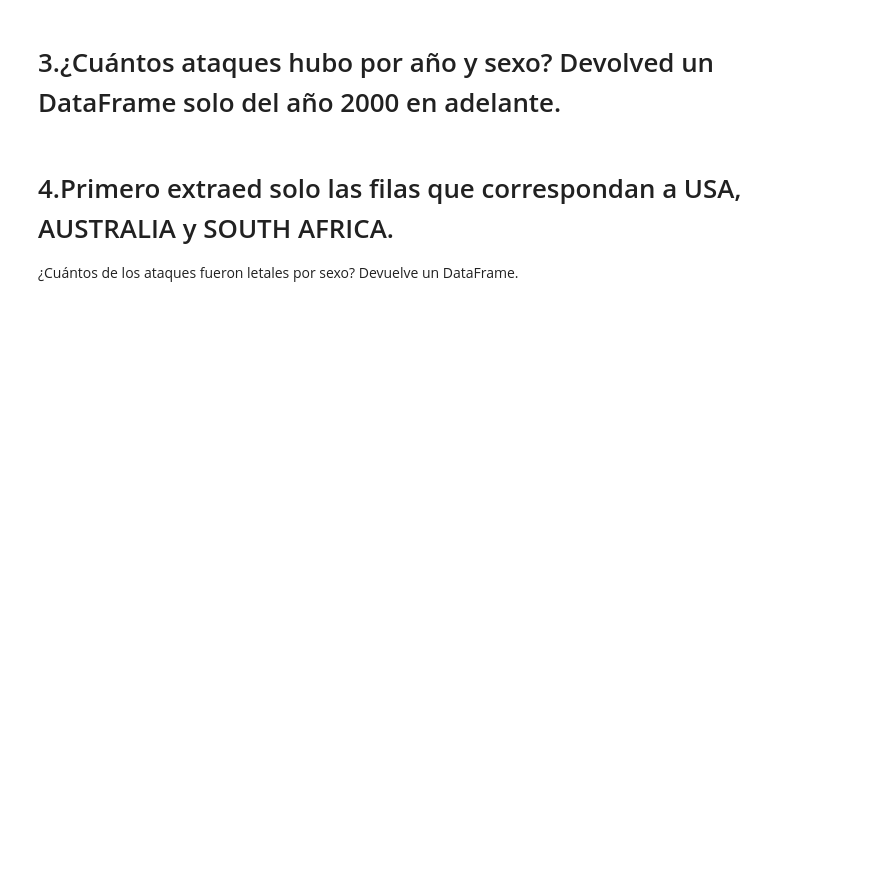
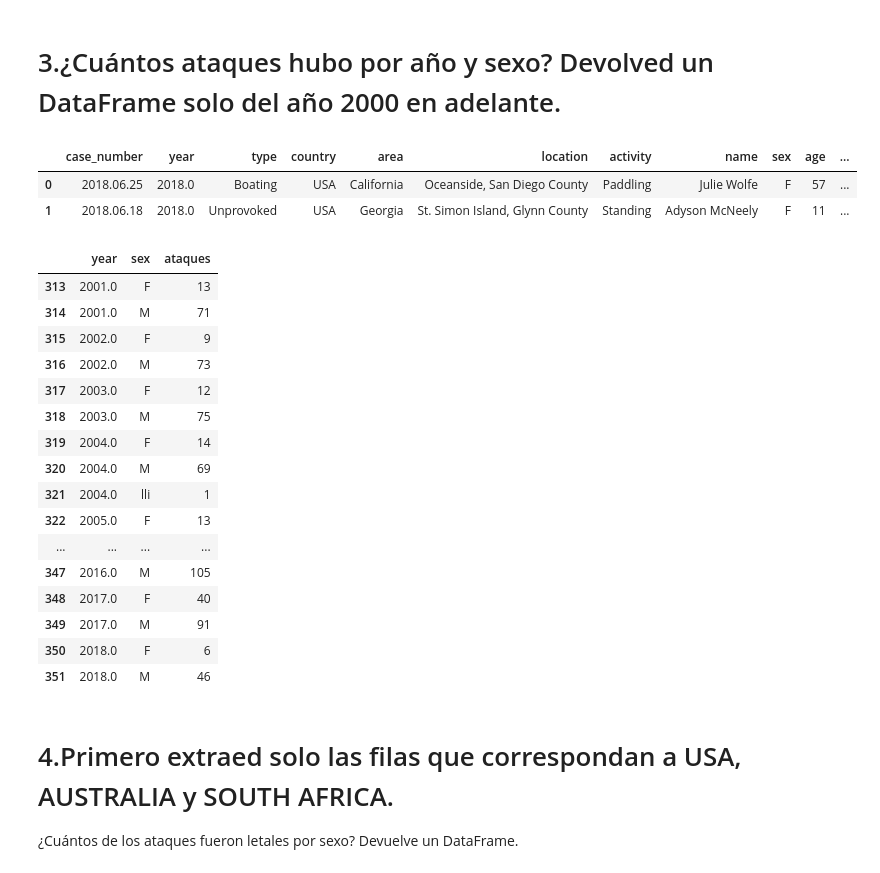
Before and after one commit to Adalab/DA-promoC-modulo-02-Marina-Lourdes-Ana, a Jupyter notebook: Pandas/06-pandas_6.ipynb, the cells around one changed output. Saved outputs shown, nothing was run; the diff lists cells and outputs as text; code cells hidden in the pictures; blank space fills up the shorter version.

```diff
--- a/Pandas/06-pandas_6.ipynb
+++ b/Pandas/06-pandas_6.ipynb
@@ -44,2 +90,8 @@ De nuevo ordena los resultados de mayor a menor.
 # %% [markdown]
 # 3.¿Cuántos ataques hubo por año y sexo? Devolved un DataFrame solo del año 2000 en adelante.
+# %%
+df_union.head(2)
+# %% [output]
+|  | case_number | year | type | country | area | location | activity | name | sex | age | ... |
+| 0 | 2018.06.25 | 2018.0 | Boating | USA | California | Oceanside, San Diego County | Paddling | Julie Wolfe | F | 57 | ... |
+| 1 | 2018.06.18 | 2018.0 | Unprovoked | USA | Georgia | St. Simon Island, Glynn County | Standing | Adyson McNeely | F | 11 | ... |
@@ -46,3 +103,26 @@ De nuevo ordena los resultados de mayor a menor.
+# %%
+df_groupby_sex = pd.DataFrame(df_union.groupby(["year","sex"])['case_number'].count()).reset_index()
+df_groupby_sexo = df_groupby_sex[df_groupby_sex['year']>2000]
+df_groupby_sexo.columns = ['year','sex','ataques']
+df_groupby_sexo
+# %% [output]
+|  | year | sex | ataques |
+| 313 | 2001.0 | F | 13 |
+| 314 | 2001.0 | M | 71 |
+| 315 | 2002.0 | F | 9 |
+| 316 | 2002.0 | M | 73 |
+| 317 | 2003.0 | F | 12 |
+| 318 | 2003.0 | M | 75 |
+| 319 | 2004.0 | F | 14 |
+| 320 | 2004.0 | M | 69 |
+| 321 | 2004.0 | lli | 1 |
+| 322 | 2005.0 | F | 13 |
+| ... | ... | ... | ... |
+| 347 | 2016.0 | M | 105 |
+| 348 | 2017.0 | F | 40 |
+| 349 | 2017.0 | M | 91 |
+| 350 | 2018.0 | F | 6 |
+| 351 | 2018.0 | M | 46 |
 # %% [markdown]
 # 4.Primero extraed solo las filas que correspondan a USA, AUSTRALIA y SOUTH AFRICA.
 ¿Cuántos de los ataques fueron letales por sexo? Devuelve un DataFrame.
```
Also changed, not shown: parts of 7 cells of this notebook, 1 other file.
